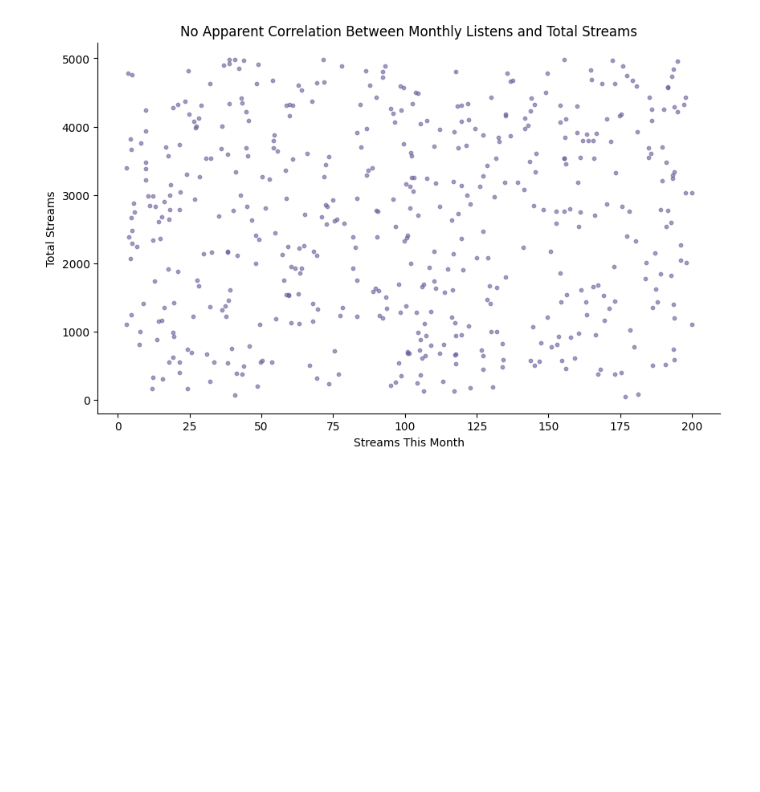
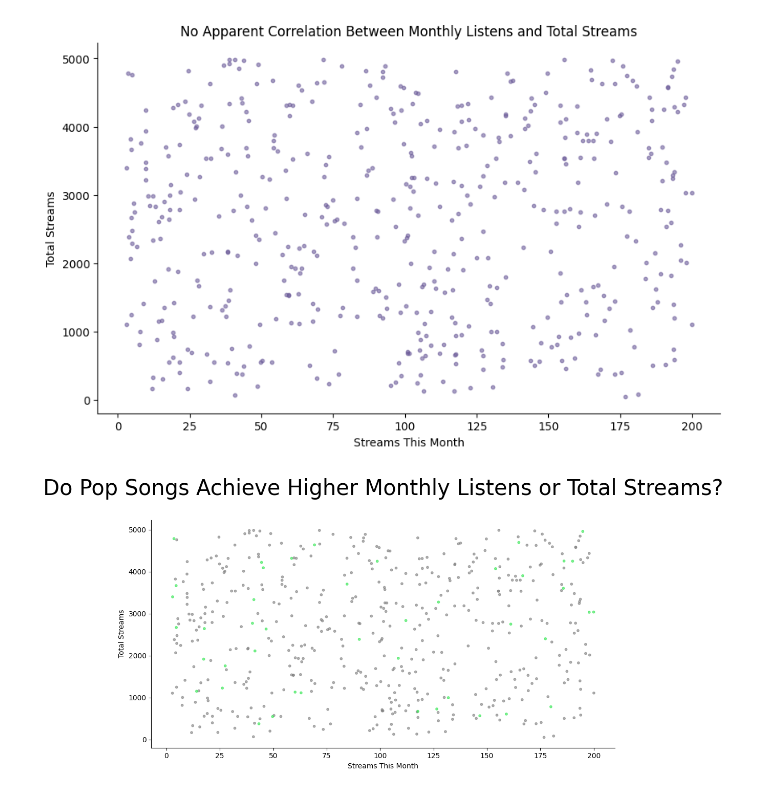
Before and after one commit to amydaniel24/learning_plots_amydaniel, a Jupyter notebook: notebooks/spotify_plots_walkthrough.ipynb, the cells around one changed output. Saved outputs shown, nothing was run; the diff lists cells and outputs as text; code cells hidden in the pictures; blank space fills up the shorter version.

Commit message:
Title size, second color integrated, new title

```diff
--- a/notebooks/spotify_plots_walkthrough.ipynb
+++ b/notebooks/spotify_plots_walkthrough.ipynb
@@ -193,3 +193,29 @@ plt.show
 # %% [output]
 <function matplotlib.pyplot.show(close=None, block=None)>
 [figure]
+# %%
+plt.figure(figsize=(10,6))
+
+
+featured_genre = "Pop"
+colors = ["#31e750" if genre == featured_genre else 'gray' for genre in spotify_df['Genre']]
+
+plt.scatter(
+    spotify_df['Streams Last 30 Days (Millions)'],
+    spotify_df['Total Streams (Millions)'],
+    color = colors,
+    alpha = 0.6,
+    s = 10)
+plt.xlabel('Streams This Month')
+plt.ylabel('Total Streams')
+
+
+ax = plt.gca()
+ax.spines['top'].set_visible(False)
+ax.spines['right'].set_visible(False)
+ax.set_title('Do Pop Songs Achieve Higher Monthly Listens or Total Streams?', fontsize = 30, pad =35)
+
+plt.tight_layout()
+plt.show()
+# %% [output]
+[figure, added]
```
Also changed, not shown: parts of 1 cell of this notebook.
